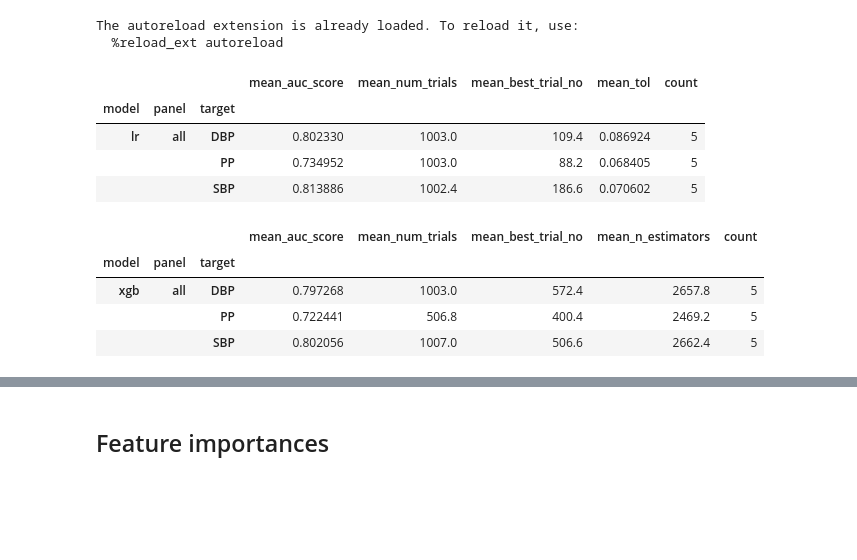
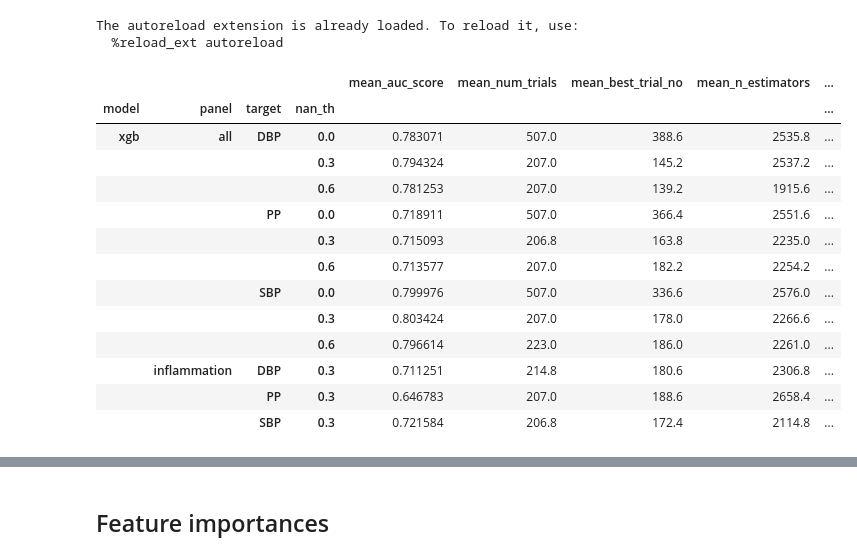
Before and after one commit to ipolharvard/biobank_olink, a Jupyter notebook: notebooks/exp_two_extremes.ipynb, the cells around one changed output, grey strips where cells are left out. Cells and saved outputs as stored; diff of their text form; code cells hidden in the pictures; blank space fills up the shorter version.

```diff
--- a/notebooks/exp_two_extremes.ipynb
+++ b/notebooks/exp_two_extremes.ipynb
@@ -18,39 +16,39 @@ DATA_DIR = files("biobank_olink.data")
 The autoreload extension is already loaded. To reload it, use:
   %reload_ext autoreload
 # %%
-results = [json.load(p.open()) for p in (DATA_DIR / "../../results").iterdir()]
+results = [json.load(p.open()) for p in (PROJECT_ROOT / "results").iterdir()]
 results = pd.DataFrame(chain.from_iterable(results))
-results.loc[results.model.isnull(), "model"] = "xgb"
+results.loc[results.model.isna(), "model"] = "xgb"
 results["target"] = results.target.str.upper()
 
 targets = ["SBP", "DBP", "PP"]
-panels = ["all"]#, "cardiometabolic", "inflammation"]
+panels = ["all", "inflammation"]
 
-results_base = results.loc[results.interactions.isin((0, np.nan, None)) & results.n_best_feats.isin((0, np.nan, None))]
+results_base = results.loc[
+    results.interactions.isin((0, np.nan, None)) & results.n_best_feats.isin((0, np.nan, None))]
 # %%
-results_lr = results_base.loc[results_base.model == "lr"]
+results_xgb = results_base.loc[results_base.model == "xgb"]
+results_xgb.loc[:, "feat_importance"] = results_xgb.feat_importance.apply(
+    lambda x: x[0] if isinstance(x, list) else x)
 agg_values = {f"mean_{v}": (v, "mean") for v in
-              ["auc_score", "num_trials", "best_trial_no", "tol"]}
-results_lr.groupby(["model", "panel", "target"]).agg(**agg_values, count=("model", 'size'))
+              ["auc_score", "num_trials", "best_trial_no", "n_estimators"]}
+results_xgb.groupby(["model", "panel", "target", "nan_th"]).agg(**agg_values,
+                                                                count=("model", 'size'))
 # %% [output]
-|  |  |  | mean_auc_score | mean_num_trials | mean_best_trial_no | mean_tol | count |
-| model | panel | target |  |  |  |  |  |
-| lr | all | DBP | 0.802330 | 1003.0 | 109.4 | 0.086924 | 5 |
-|  |  | PP | 0.734952 | 1003.0 | 88.2 | 0.068405 | 5 |
-|  |  | SBP | 0.813886 | 1002.4 | 186.6 | 0.070602 | 5 |
+|  |  |  |  | mean_auc_score | mean_num_trials | mean_best_trial_no | mean_n_estimators | ... |
+| model | panel | target | nan_th |  |  |  |  | ... |
+| xgb | all | DBP | 0.0 | 0.783071 | 507.0 | 388.6 | 2535.8 | ... |
+|  |  |  | 0.3 | 0.794324 | 207.0 | 145.2 | 2537.2 | ... |
+|  |  |  | 0.6 | 0.781253 | 207.0 | 139.2 | 1915.6 | ... |
+|  |  | PP | 0.0 | 0.718911 | 507.0 | 366.4 | 2551.6 | ... |
+|  |  |  | 0.3 | 0.715093 | 206.8 | 163.8 | 2235.0 | ... |
+|  |  |  | 0.6 | 0.713577 | 207.0 | 182.2 | 2254.2 | ... |
+|  |  | SBP | 0.0 | 0.799976 | 507.0 | 336.6 | 2576.0 | ... |
+|  |  |  | 0.3 | 0.803424 | 207.0 | 178.0 | 2266.6 | ... |
+|  |  |  | 0.6 | 0.796614 | 223.0 | 186.0 | 2261.0 | ... |
+|  | inflammation | DBP | 0.3 | 0.711251 | 214.8 | 180.6 | 2306.8 | ... |
+|  |  | PP | 0.3 | 0.646783 | 207.0 | 188.6 | 2658.4 | ... |
+|  |  | SBP | 0.3 | 0.721584 | 206.8 | 172.4 | 2114.8 | ... |
-# %%
-results_xgb = results_base.loc[results_base.model == "xgb"]
-results_xgb.loc[:, "feat_importance"] = results_xgb.feat_importance.apply(
-    lambda x: x[0] if isinstance(x, list) else x)
-agg_values = {f"mean_{v}": (v, "mean") for v in
-              ["auc_score", "num_trials", "best_trial_no", "n_estimators"]}
-results_xgb.groupby(["model", "panel", "target"]).agg(**agg_values, count=("model", 'size'))
-# %% [output]
-|  |  |  | mean_auc_score | mean_num_trials | mean_best_trial_no | mean_n_estimators | count |
-| model | panel | target |  |  |  |  |  |
-| xgb | all | DBP | 0.797268 | 1003.0 | 572.4 | 2657.8 | 5 |
-|  |  | PP | 0.722441 | 506.8 | 400.4 | 2469.2 | 5 |
-|  |  | SBP | 0.802056 | 1007.0 | 506.6 | 2662.4 | 5 |
 # %%
 res_xgb_gb = results_xgb.groupby(["model", "panel", "target"]).agg(**agg_values,
                                                                    count=("model", 'size'))
```
Also changed, not shown: parts of 14 cells of this notebook, 4 other files.
